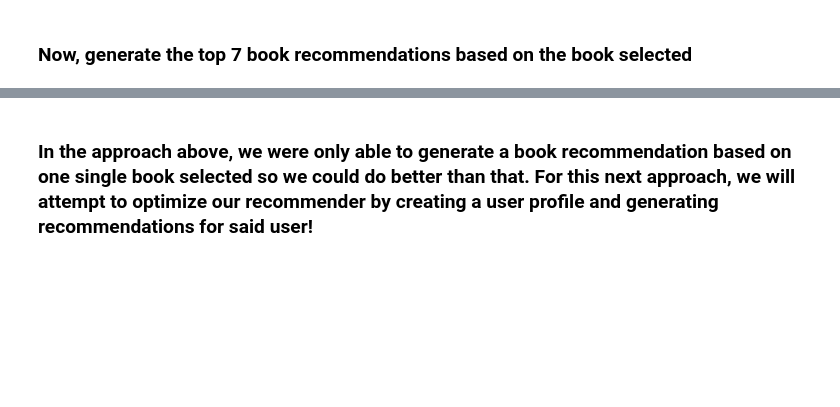
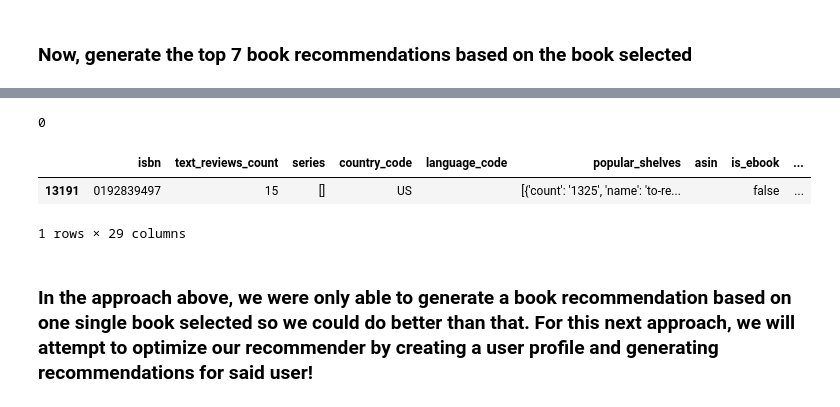
Before and after one commit to awang288/CourseProject, a Jupyter notebook: Content-Based Recommender.ipynb, the cells around one changed output, grey strips where cells are left out. Drawn from its saved outputs; the diff is of its cells as text; code cells hidden in the pictures; blank space fills up the shorter version.

```diff
--- a/Content-Based Recommender.ipynb
+++ b/Content-Based Recommender.ipynb
@@ -65,6 +87,5 @@ array(['eng', '', 'tur', 'per', 'ara', 'en-US', 'fre', 'cze', 'nl', 'gre',
 # %% [markdown]
 We will only be looking at english books for the purpose of this assignment - those language codes are: `en-US, eng, en-GB, and en-CA`
 # %%
-books = books.loc[books['language_code'].isin(['en-US', 'eng', 'en-GB', 'en-CA'])]
-books = books[books['similar_books'].astype(bool)]
+books_and_reviews = books_and_reviews.loc[books_and_reviews['language_code'].isin(['en-US', 'eng', 'en-GB', 'en-CA'])]
 # %% [markdown]
@@ -177,3 +195,13 @@ if str(80992) in similar_books:
+# %%
+count
+# %% [output]
+0
+# %%
+books[books.book_id == 168501]
+# %% [output]
+|  | isbn | text_reviews_count | series | country_code | language_code | popular_shelves | asin | is_ebook | ... |
+| 13191 | 0192839497 | 15 | [] | US |  | [{'count': '1325', 'name': 'to-re... |  | false | ... |
+1 rows × 29 columns
 # %% [markdown]
 ### In the approach above, we were only able to generate a book recommendation based on one single book selected so we could do better than that. For this next approach, we will attempt to optimize our recommender by creating a user profile and generating recommendations for said user!
 # %%
```
Also changed, not shown: parts of 23 cells of this notebook.
